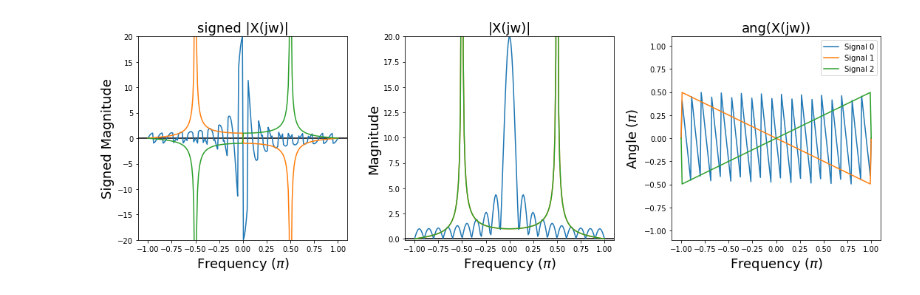
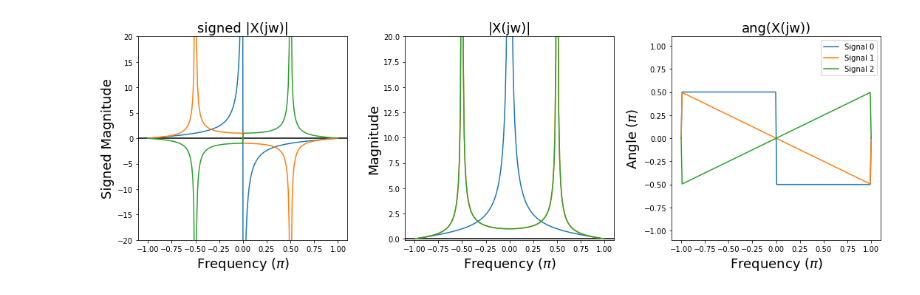
Before and after one commit to egemensert/metu_stuff, a Jupyter notebook: ee430_fft.ipynb, the cells around one changed output. Drawn from its saved outputs; the diff is of its cells as text; code cells hidden in the pictures.

```diff
--- a/ee430_fft.ipynb
+++ b/ee430_fft.ipynb
@@ -52,8 +52,8 @@ def plot_ffts(*xs):
     axes[2].legend()
     fig.tight_layout()
 # %%
-plot_ffts([1 if i < 20 else 0 for i in range(200)],
+plot_ffts([1 for i in range(200)],
           [np.sin(2*np.pi / 4 *i) for i in range(200)],
           [np.cos(2*np.pi / 4 *i) for i in range(200)])
 # %% [output]
-[figure, old version]
+[figure, new version]
```
Also changed, not shown: parts of 2 cells of this notebook.
